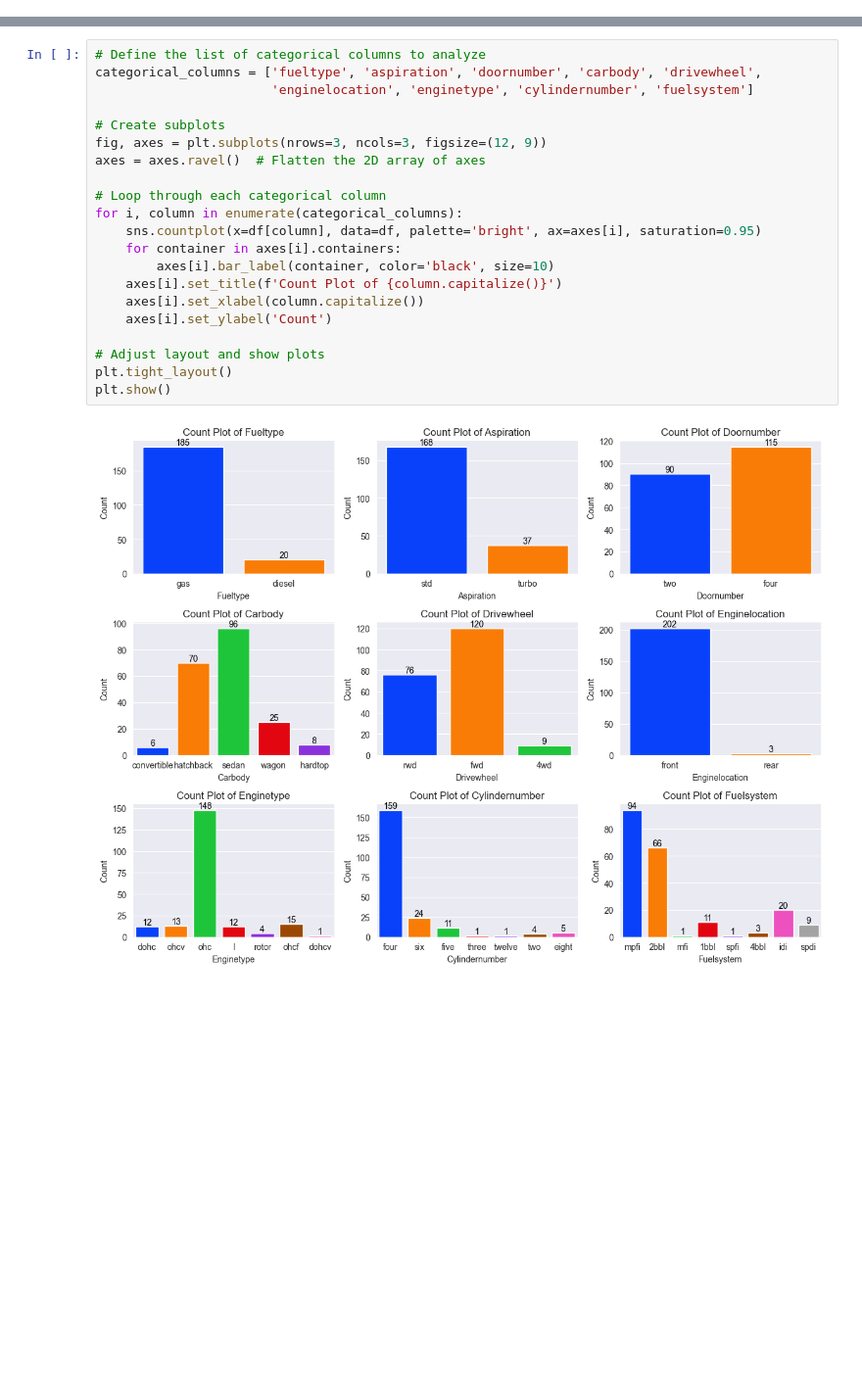
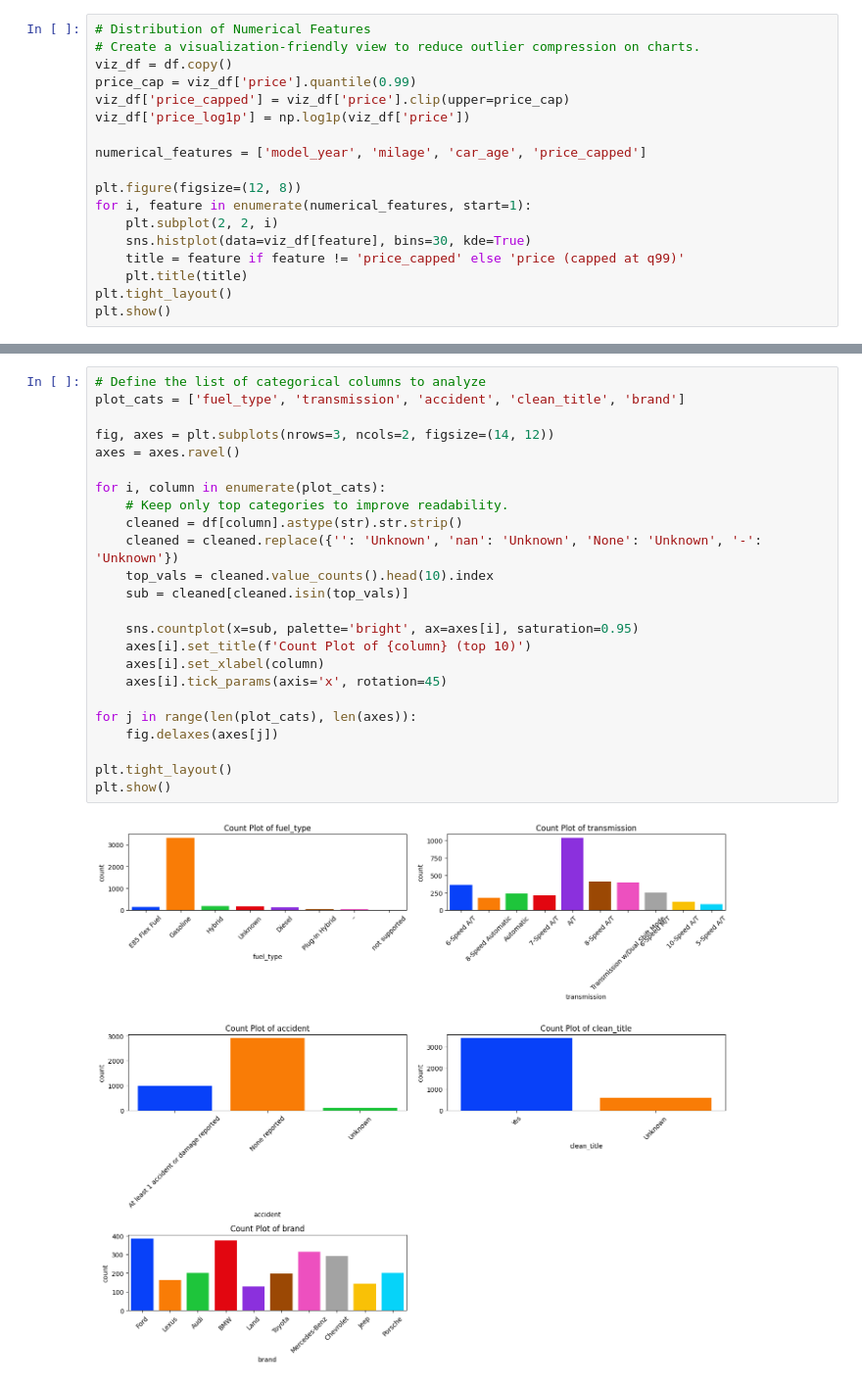
Before and after one commit to Max4423/Car-price-prediction, a Jupyter notebook: backend/car_price_prediction.ipynb, the cells around one changed output, grey strips where cells are left out. Shown at 98% size. Cells and saved outputs as stored; diff of their text form; blank space fills up the shorter version.

```diff
--- a/backend/car_price_prediction.ipynb
+++ b/backend/car_price_prediction.ipynb
@@ -136,0 +155,18 @@ plt.show()
+# %%
+# Distribution of Numerical Features
+# Create a visualization-friendly view to reduce outlier compression on charts.
+viz_df = df.copy()
+price_cap = viz_df['price'].quantile(0.99)
+viz_df['price_capped'] = viz_df['price'].clip(upper=price_cap)
+viz_df['price_log1p'] = np.log1p(viz_df['price'])
+
+numerical_features = ['model_year', 'milage', 'car_age', 'price_capped']
+
+plt.figure(figsize=(12, 8))
+for i, feature in enumerate(numerical_features, start=1):
+    plt.subplot(2, 2, i)
+    sns.histplot(data=viz_df[feature], bins=30, kde=True)
+    title = feature if feature != 'price_capped' else 'price (capped at q99)'
+    plt.title(title)
+plt.tight_layout()
+plt.show()
@@ -137,24 +191,27 @@ plt.show()
 # %%
 # Define the list of categorical columns to analyze
-categorical_columns = ['fueltype', 'aspiration', 'doornumber', 'carbody', 'drivewheel',
-                       'enginelocation', 'enginetype', 'cylindernumber', 'fuelsystem']
+plot_cats = ['fuel_type', 'transmission', 'accident', 'clean_title', 'brand']
 
-# Create subplots
-fig, axes = plt.subplots(nrows=3, ncols=3, figsize=(12, 9))
-axes = axes.ravel()  # Flatten the 2D array of axes
+fig, axes = plt.subplots(nrows=3, ncols=2, figsize=(14, 12))
+axes = axes.ravel()
 
-# Loop through each categorical column
-for i, column in enumerate(categorical_columns):
-    sns.countplot(x=df[column], data=df, palette='bright', ax=axes[i], saturation=0.95)
-    for container in axes[i].containers:
-        axes[i].bar_label(container, color='black', size=10)
-    axes[i].set_title(f'Count Plot of {column.capitalize()}')
-    axes[i].set_xlabel(column.capitalize())
-    axes[i].set_ylabel('Count')
+for i, column in enumerate(plot_cats):
+    # Keep only top categories to improve readability.
+    cleaned = df[column].astype(str).str.strip()
+    cleaned = cleaned.replace({'': 'Unknown', 'nan': 'Unknown', 'None': 'Unknown', '-': 'Unknown'})
+    top_vals = cleaned.value_counts().head(10).index
+    sub = cleaned[cleaned.isin(top_vals)]
 
-# Adjust layout and show plots
+    sns.countplot(x=sub, palette='bright', ax=axes[i], saturation=0.95)
+    axes[i].set_title(f'Count Plot of {column} (top 10)')
+    axes[i].set_xlabel(column)
+    axes[i].tick_params(axis='x', rotation=45)
+
+for j in range(len(plot_cats), len(axes)):
+    fig.delaxes(axes[j])
+
 plt.tight_layout()
 plt.show()
 # %% [output]
-[figure, old version]
+[figure, new version]
 # %%
```
Also changed, not shown: parts of 24 cells of this notebook, 8 other files.
